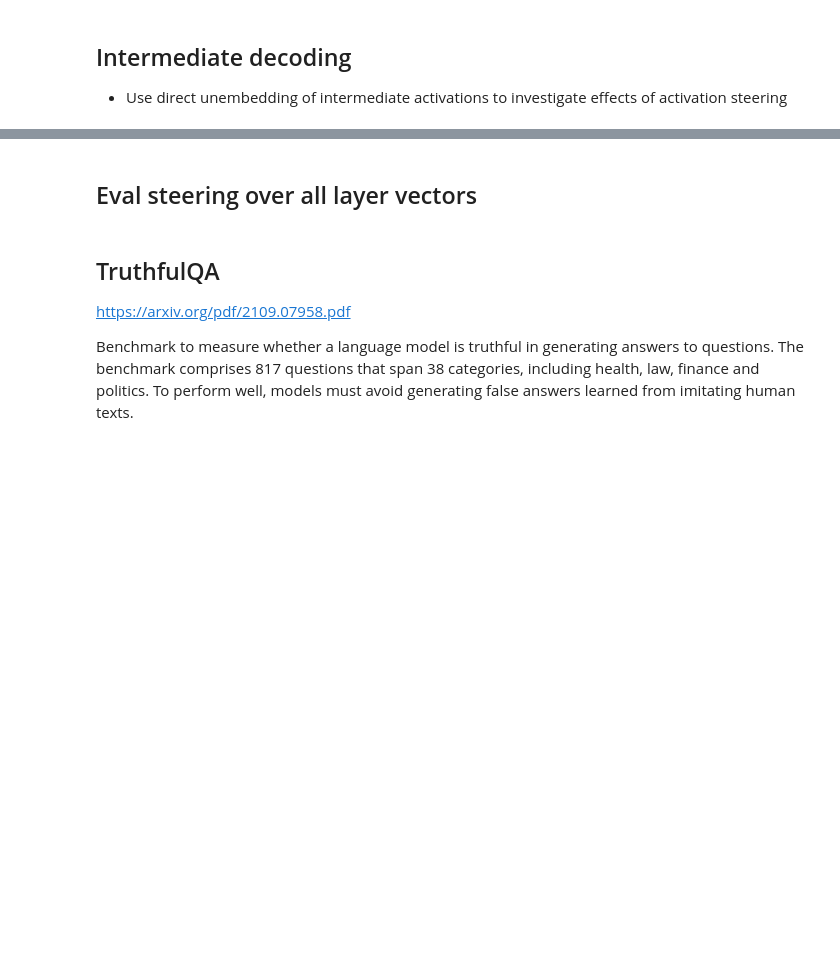
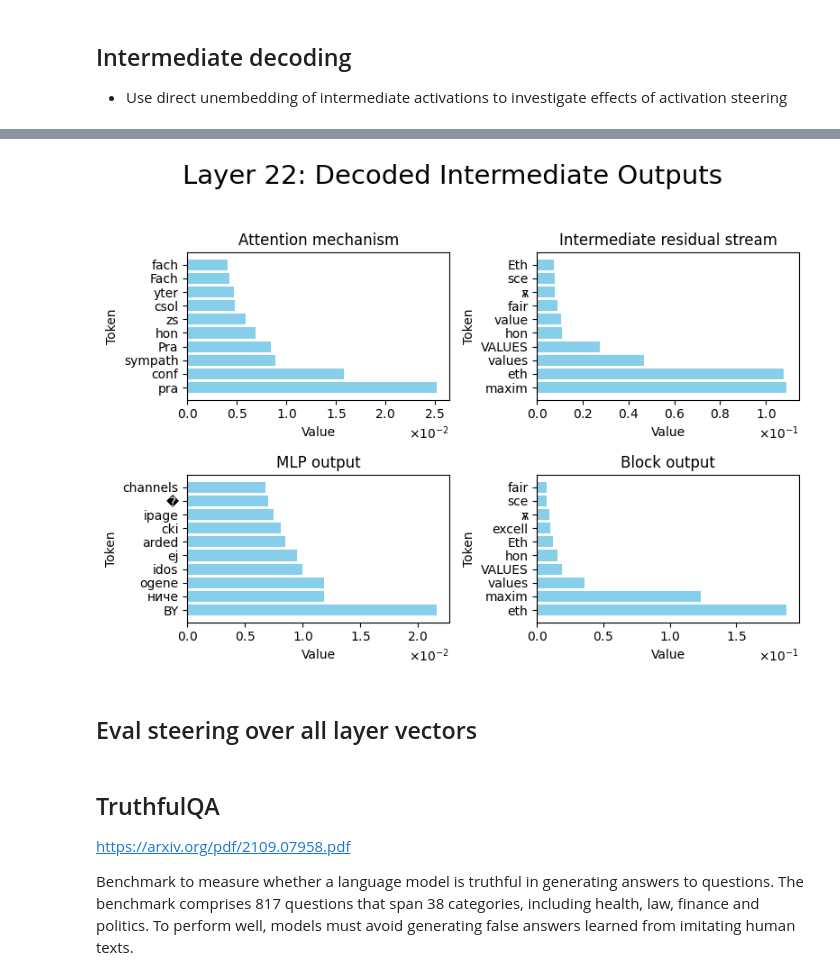
Before and after one commit to nrimsky/LM-exp, a Jupyter notebook: sycophancy/sycophancy_steering_chat_2.ipynb, the cells around one changed output, grey strips where cells are left out. Cells and saved outputs as stored; diff of their text form; code cells hidden in the pictures; blank space fills up the shorter version.

```diff
--- a/sycophancy/sycophancy_steering_chat_2.ipynb
+++ b/sycophancy/sycophancy_steering_chat_2.ipynb
@@ -654,8 +666,10 @@ model.plot_decoded_activations_for_layer(layer+1, tokens, 10)
 # %%
-multiplier = 20
+multiplier = 5
 model.reset_all()
 model.set_add_activations(layer, multiplier * vec.cuda())
 model.plot_decoded_activations_for_layer(layer+1, tokens, 10)
+# %% [output]
+[figure, added]
 # %% [markdown]
 ## Eval steering over all layer vectors
 # %%
```
Also changed, not shown: parts of 17 cells of this notebook.
